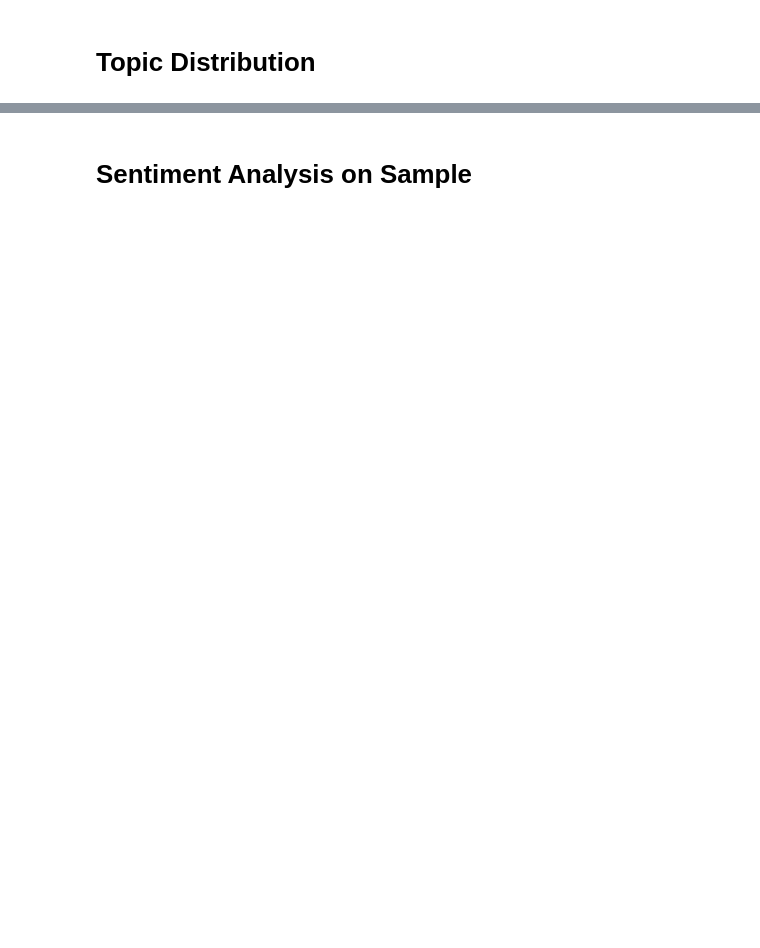
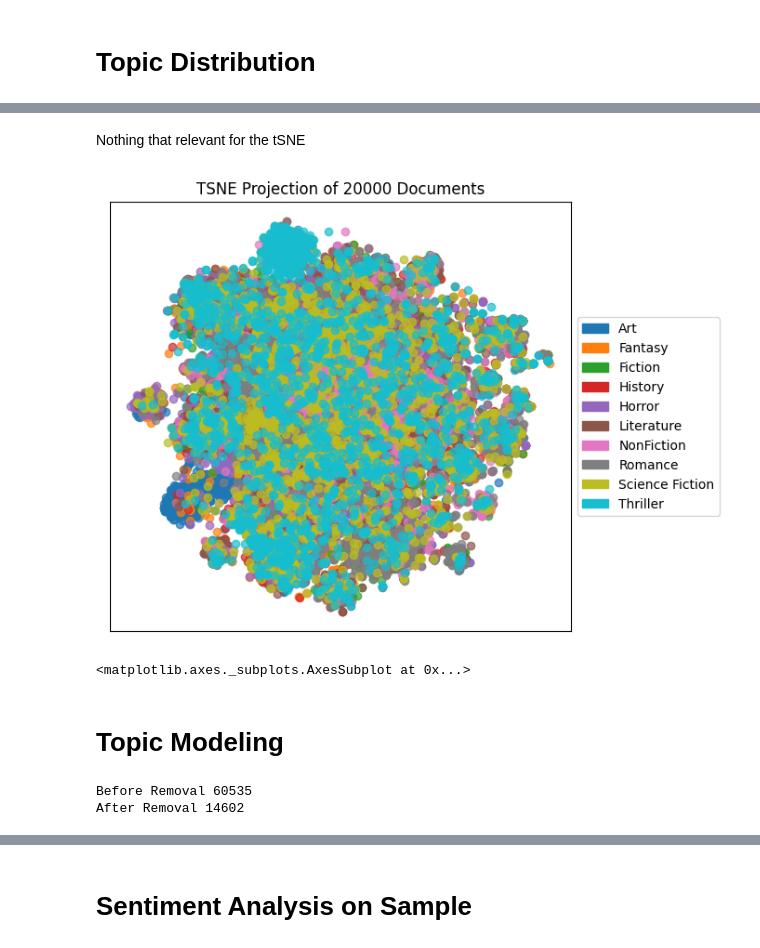
Before and after one commit to lwdovico/goodreads-book-reviews, a Jupyter notebook: Notebooks/02_Preprocessing_gradient.ipynb, the cells around one changed output, grey strips where cells are left out. Drawn from its saved outputs; the diff is of its cells as text; code cells hidden in the pictures; blank space fills up the shorter version.

```diff
--- a/Notebooks/02_Preprocessing_gradient.ipynb
+++ b/Notebooks/02_Preprocessing_gradient.ipynb
@@ -578,0 +600,13 @@ umap.show()
+# %% [markdown]
+Nothing that relevant for the tSNE
+# %%
+fig = plt.figure(figsize=(8, 6))
+ax = fig.add_subplot(1, 1, 1)
+tsne = TSNEVisualizer(ax = ax, alpha = 0.4)
+tsne.fit(matrix, labels, random_state = 42)
+tsne.show()
+# %% [output]
+[figure, added]
+<matplotlib.axes._subplots.AxesSubplot at 0x...>
+# %% [markdown]
+# Topic Modeling
@@ -578,0 +625,9 @@ umap.show()
+# %%
+alternative_dictionary = Dictionary(lemma_docs)
+print('Before Removal', len(alternative_dictionary))
+# Filter out words that occur less than 5 documents, or more than 99% of the documents.
+alternative_dictionary.filter_extremes(no_below=5, no_above=0.99)
+print('After Removal', len(alternative_dictionary))
+# %% [output]
+Before Removal 60535
+After Removal 14602
```
Also changed, not shown: parts of 48 cells of this notebook.
